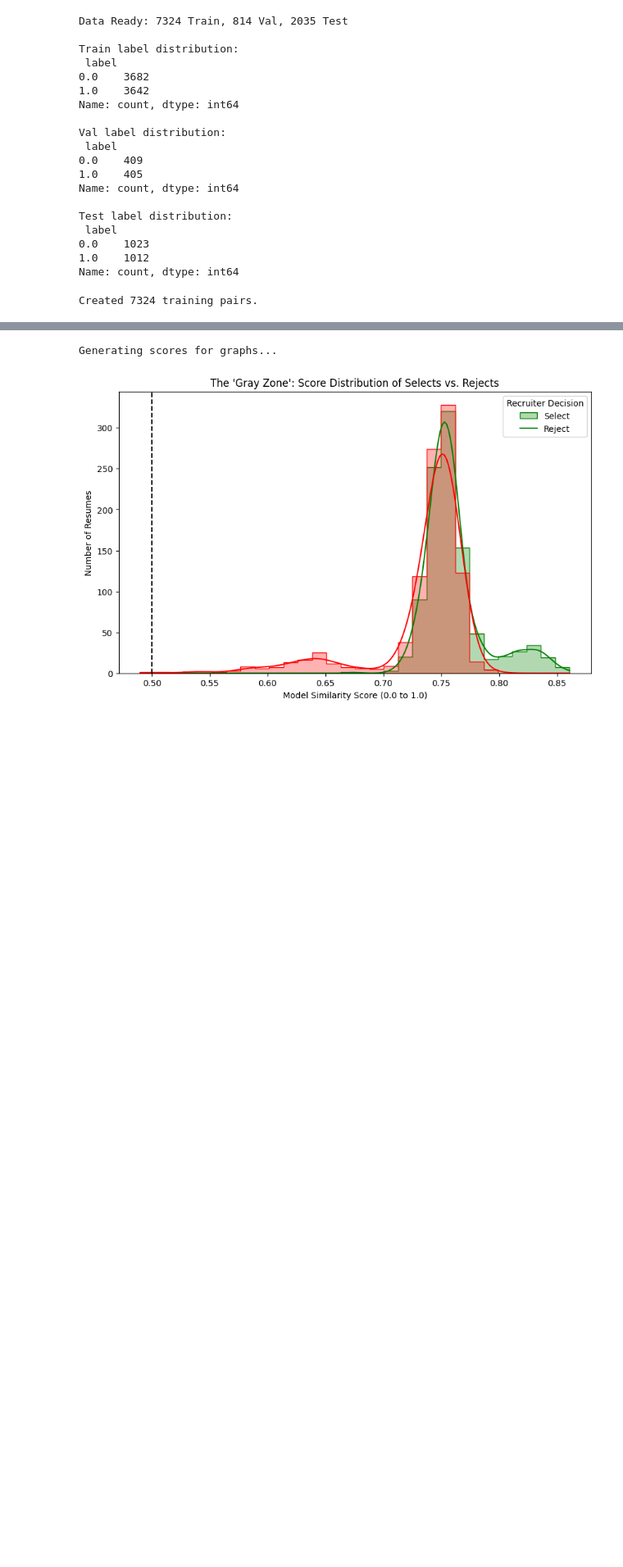
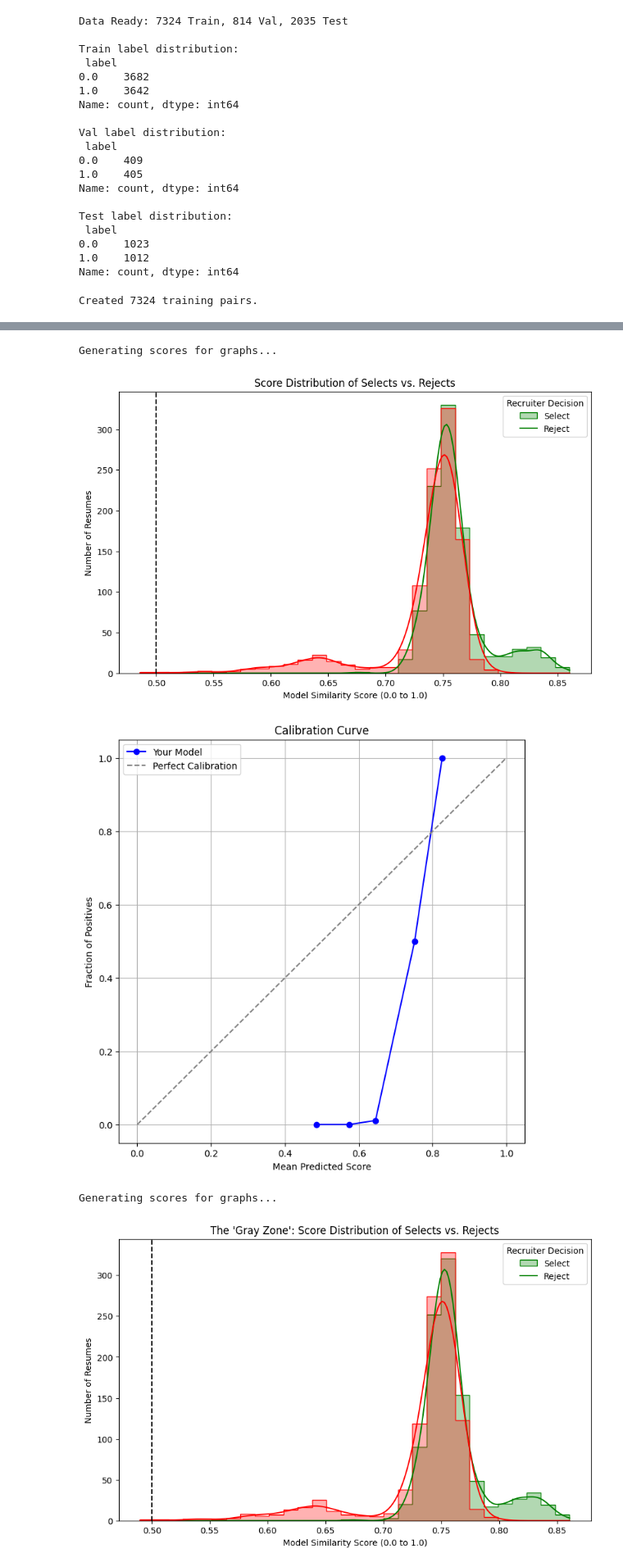
Before and after one commit to yungdennek/258-Final-Project---Resume-Classification, a Jupyter notebook: Siamese_Resume_Screener.ipynb, the cells around one changed output, grey strips where cells are left out. Shown at 82% size. Drawn from its saved outputs; the diff is of its cells as text; code cells hidden in the pictures; blank space fills up the shorter version.

```diff
--- a/Siamese_Resume_Screener.ipynb
+++ b/Siamese_Resume_Screener.ipynb
@@ -660,3 +575,48 @@ Running t-SNE to reduce dimensions to 2D...
+# %%
+from sklearn.calibration import calibration_curve
+
+print("Generating scores for graphs...")
+test_embeddings_resume = fine_tuned_model.encode(test_df["resume_clean"].tolist(), batch_size=64, show_progress_bar=True)
+test_embeddings_job = fine_tuned_model.encode(test_df["job_clean"].tolist(), batch_size=64, show_progress_bar=True)
+
+scores = [util.cos_sim(j, r)[0][0].item() for j, r in zip(test_embeddings_job, test_embeddings_resume)]
+test_df["predicted_score"] = scores
+
+# Graph 1: Confidence histogram
+plt.figure(figsize=(10, 6))
+sns.histplot(
+    data=test_df,
+    x="predicted_score",
+    hue="label",
+    bins=30,
+    kde=True,
+    palette={1.0: 'green', 0.0: 'red'},
+    element="step",
+    alpha=0.3
+)
+plt.title("Score Distribution of Selects vs. Rejects")
+plt.xlabel("Model Similarity Score (0.0 to 1.0)")
+plt.ylabel("Number of Resumes")
+plt.axvline(x=0.5, color='black', linestyle='--', label="Default Threshold (0.5)")
+plt.legend(title="Recruiter Decision", labels=["Select", "Reject"])
+plt.show()
+
+# Graph 2: Calibration curve
+prob_true, prob_pred = calibration_curve(test_df["label"], test_df["predicted_score"], n_bins=10)
+
+plt.figure(figsize=(8, 8))
+plt.plot(prob_pred, prob_true, marker='o', label='Your Model', color='blue')
+plt.plot([0, 1], [0, 1], linestyle='--', label='Perfect Calibration', color='gray')
+plt.title("Calibration Curve")
+plt.xlabel("Mean Predicted Score")
+plt.ylabel("Fraction of Positives")
+plt.legend()
+plt.grid(True)
+plt.show()
+# %% [output]
+Generating scores for graphs...
+[figure, added]
+[figure, added]
 # %%
 from sentence_transformers import util
 import matplotlib.pyplot as plt
```
Also changed, not shown: parts of 18 cells of this notebook.
